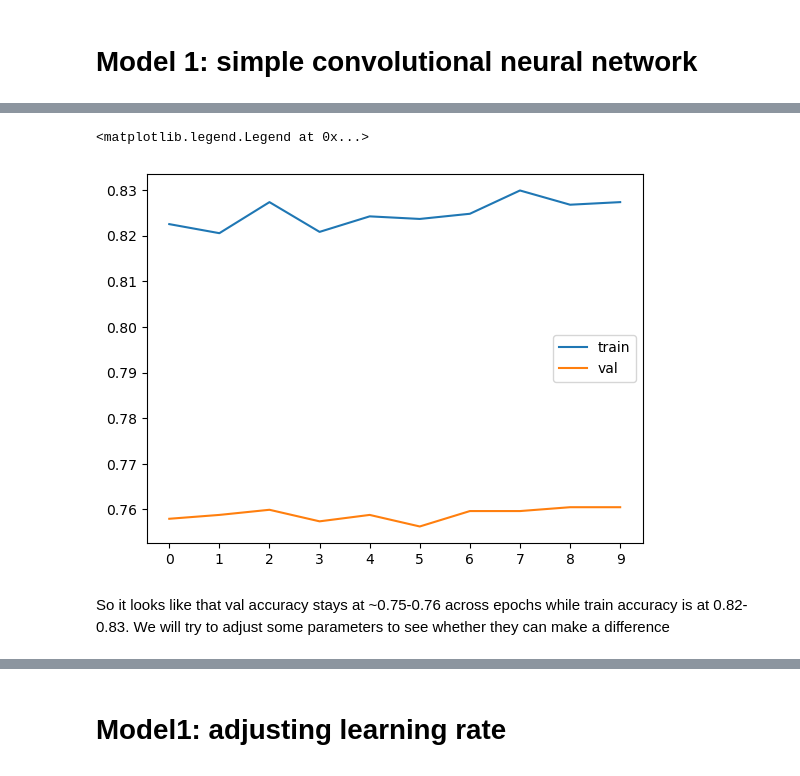
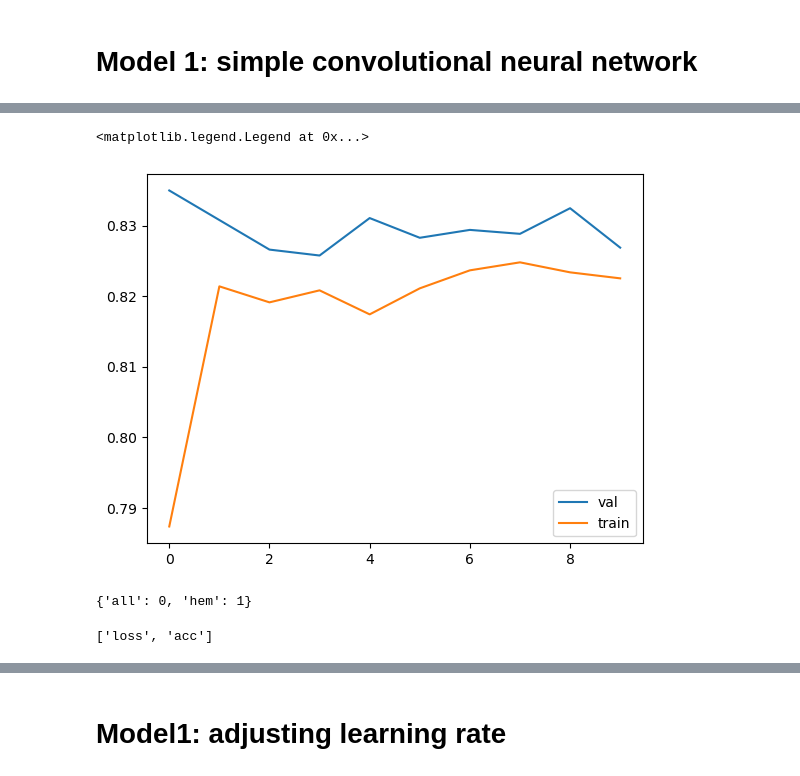
Before and after one commit to triasteran/Machine-Learning-Zoomcamp-2023, a Jupyter notebook: CapstoneProject1/notebook.ipynb, the cells around one changed output, grey strips where cells are left out. Saved outputs shown, nothing was run; the diff lists cells and outputs as text; code cells hidden in the pictures.

```diff
--- a/CapstoneProject1/notebook.ipynb
+++ b/CapstoneProject1/notebook.ipynb
@@ -69,0 +52,9 @@ x.shape
+# %%
+train_gen = ImageDataGenerator(rescale=1./255)
+
+train_ds = train_gen.flow_from_directory(
+    '/home/alla/ML/CapstoneProject1/archive/C-NMC_Leukemia/training_data/fold_0/',
+    target_size=(150, 150),
+    batch_size=20,
+    shuffle=True,  class_mode='binary'
+)
@@ -69,0 +63,9 @@ x.shape
+# %%
+val_gen = ImageDataGenerator(rescale=1./255)
+
+val_ds = val_gen.flow_from_directory(
+    '/home/alla/ML/CapstoneProject1/archive/C-NMC_Leukemia/training_data/fold_1/',
+    target_size=(150, 150),
+    batch_size=20,
+    shuffle=True,  class_mode='binary'
+)
@@ -113,9 +109,0 @@ As a preprocessing we will have noralisation by dividing values to 255
-# %%
-train_gen = ImageDataGenerator(rescale=1./255)
-
-train_ds = train_gen.flow_from_directory(
-    '/home/triasteran/ML/CapStoneProject1/archive/C-NMC_Leukemia/training_data/fold_0/',
-    target_size=(150, 150),
-    batch_size=20,
-    shuffle=True,  class_mode='binary'
-)
@@ -166,11 +137,17 @@ Epoch 10/10
-# %%
-plt.plot(history.history['accuracy'], label='train')
-plt.plot(history.history['val_accuracy'], label='val')
-plt.xticks(np.arange(10))
-plt.legend()
-# %% [output]
-<matplotlib.legend.Legend at 0x...>
-[figure, removed]
-# %% [markdown]
-So it looks like that val accuracy stays at ~0.75-0.76 across epochs while train accuracy is at 0.82-0.83.
-We will try to adjust some parameters to see whether they can make a difference
+# %%
+hist = history.history
+plt.plot(hist['val_acc'], label='val')
+plt.plot(hist['acc'], label='train')
+
+plt.legend()
+# %% [output]
+<matplotlib.legend.Legend at 0x...>
+[figure, added]
+# %%
+train_ds.class_indices
+# %% [output]
+{'all': 0, 'hem': 1}
+# %%
+model.metrics_names
+# %% [output]
+['loss', 'acc']
```
Also changed, not shown: parts of 74 cells of this notebook, 7 other files.
